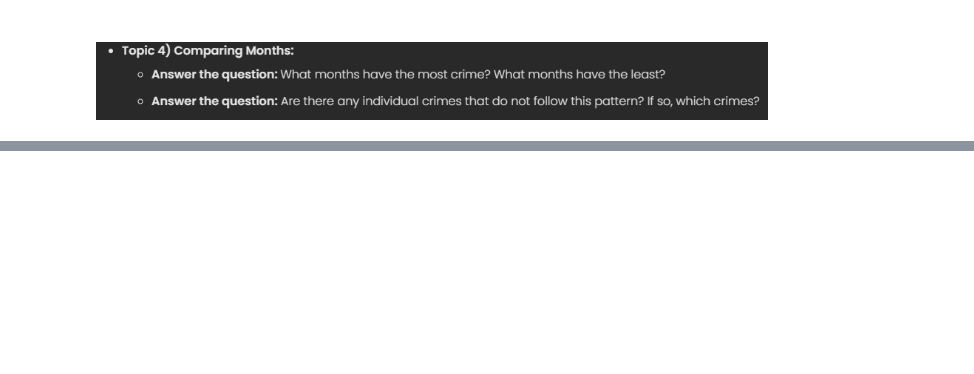
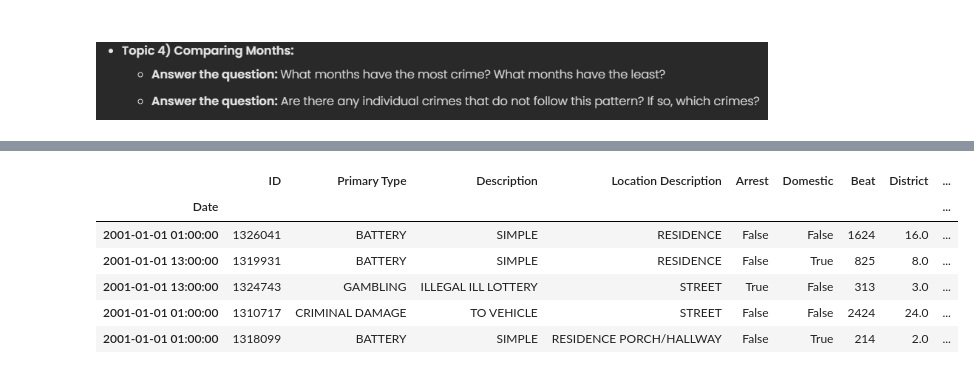
Before and after one commit to lrnrdr/Project-3-Part-1-Core, a Jupyter notebook: Project 3 Part 1.ipynb, the cells around one changed output, grey strips where cells are left out. Cells and saved outputs as stored; diff of their text form; code cells hidden in the pictures; blank space fills up the shorter version.

```diff
--- a/Project 3 Part 1.ipynb
+++ b/Project 3 Part 1.ipynb
@@ -226,0 +217,11 @@ NameError: name 'max_y_value' is not defined
+# %%
+# to visually see what these look like
+df.head()
+# %% [output]
+|  | ID | Primary Type | Description | Location Description | Arrest | Domestic | Beat | District | ... |
+| Date |  |  |  |  |  |  |  |  | ... |
+| 2001-01-01 01:00:00 | 1326041 | BATTERY | SIMPLE | RESIDENCE | False | False | 1624 | 16.0 | ... |
+| 2001-01-01 13:00:00 | 1319931 | BATTERY | SIMPLE | RESIDENCE | False | True | 825 | 8.0 | ... |
+| 2001-01-01 13:00:00 | 1324743 | GAMBLING | ILLEGAL ILL LOTTERY | STREET | True | False | 313 | 3.0 | ... |
+| 2001-01-01 01:00:00 | 1310717 | CRIMINAL DAMAGE | TO VEHICLE | STREET | False | False | 2424 | 24.0 | ... |
+| 2001-01-01 01:00:00 | 1318099 | BATTERY | SIMPLE | RESIDENCE PORCH/HALLWAY | False | True | 214 | 2.0 | ... |
```
Also changed, not shown: parts of 10 cells of this notebook.
